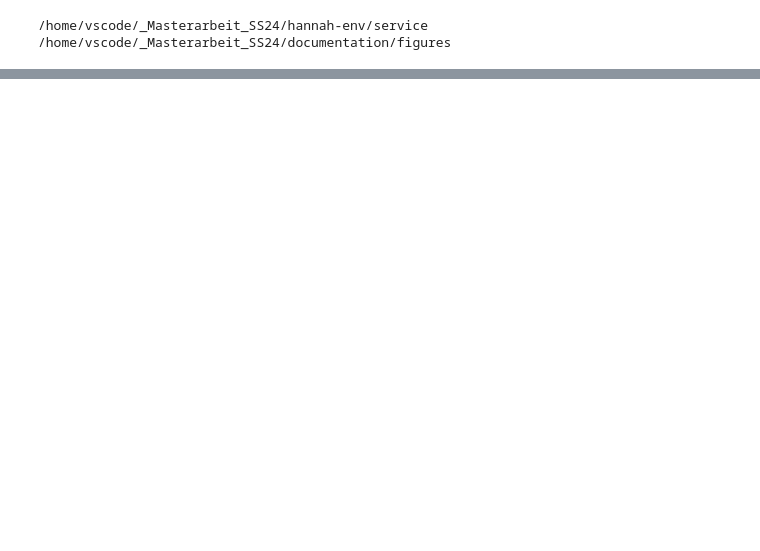
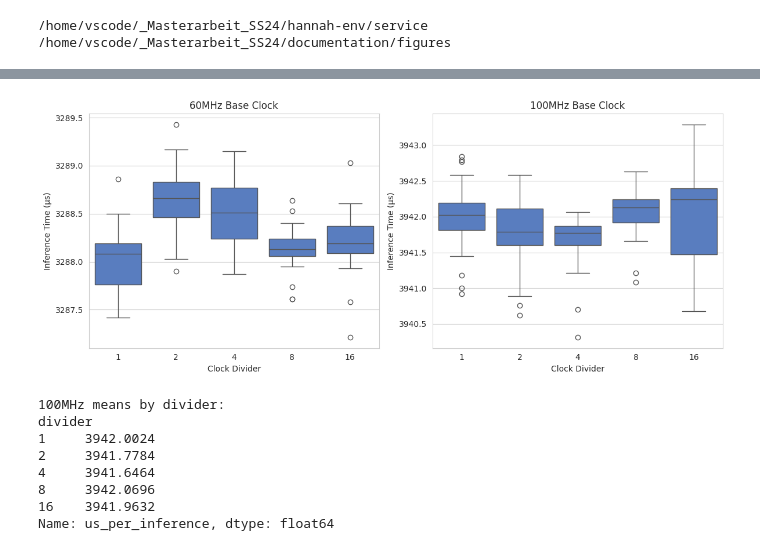
Before and after one commit to ekut-es/netdeployonnx, a Jupyter notebook: netdeployonnx/client/experiment_npu.ipynb, the cells around one changed output, grey strips where cells are left out. Cells and saved outputs as stored; diff of their text form; code cells hidden in the pictures; blank space fills up the shorter version.

```diff
--- a/netdeployonnx/client/experiment_npu.ipynb
+++ b/netdeployonnx/client/experiment_npu.ipynb
@@ -1629,0 +189,35 @@ print('flash = ',end='');pprint(flash_)
+# %%
+# Create boxplots separated by base clock to see the divider effects
+plt.figure(figsize=(12, 5))
+
+# Plot for 60MHz and 100MHz side by side
+plt.subplot(1, 2, 1)
+sns.boxplot(data=clock_experiments[clock_experiments['base_clock'] == 60],
+            x='divider', y='us_per_inference')
+plt.title('60MHz Base Clock')
+plt.xlabel('Clock Divider')
+plt.ylabel('Inference Time (µs)')
+
+plt.subplot(1, 2, 2)
+sns.boxplot(data=clock_experiments[clock_experiments['base_clock'] == 100],
+            x='divider', y='us_per_inference')
+plt.title('100MHz Base Clock')
+plt.xlabel('Clock Divider')
+plt.ylabel('Inference Time (µs)')
+
+plt.tight_layout()
+plt.show()
+
+# Print mean values for 100MHz to see if there's any trend despite non-significance
+print("\n100MHz means by divider:")
+print(clock_experiments[clock_experiments['base_clock'] == 100].groupby('divider')['us_per_inference'].mean())
+# %% [output]
+[figure, added]
+100MHz means by divider:
+divider
+1     3942.0024
+2     3941.7784
+4     3941.6464
+8     3942.0696
+16    3941.9632
+Name: us_per_inference, dtype: float64
```
Also changed, not shown: parts of 25 cells of this notebook.
